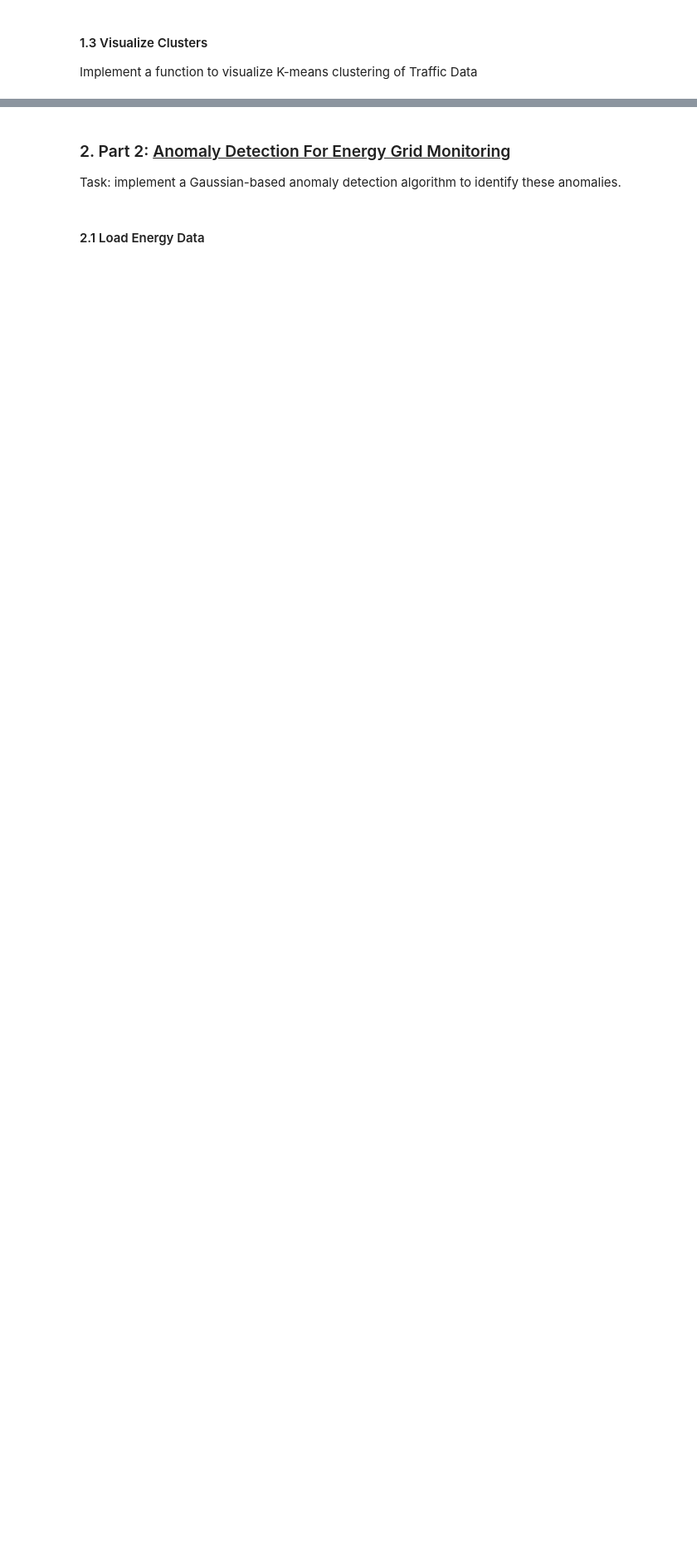
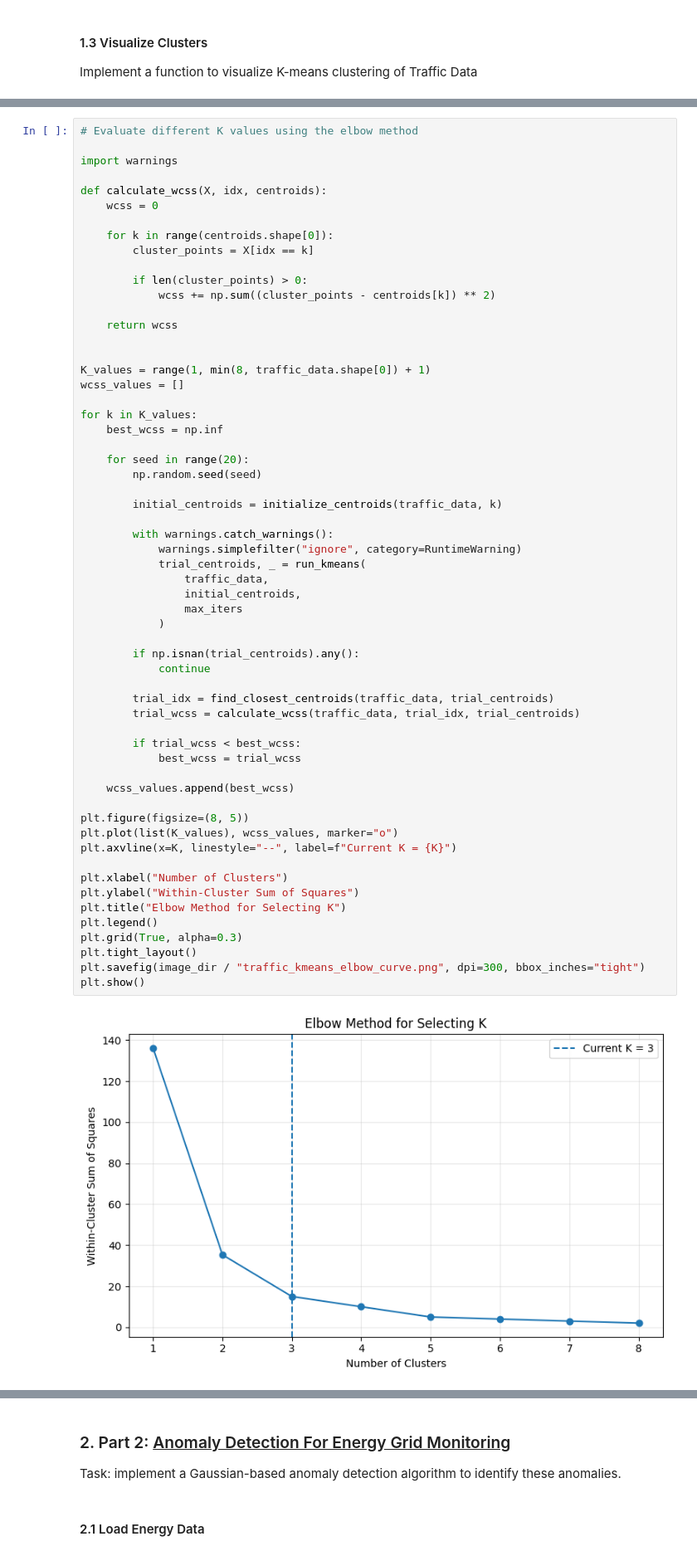
Before and after one commit to Eddy-bok/smart-city-anomaly-detection, a Jupyter notebook: notebooks/smart_city_anomaly_detection.ipynb, the cells around one changed output, grey strips where cells are left out. Shown at 83% size. Cells and saved outputs as stored; diff of their text form; blank space fills up the shorter version.

```diff
--- a/notebooks/smart_city_anomaly_detection.ipynb
+++ b/notebooks/smart_city_anomaly_detection.ipynb
@@ -75,0 +109,61 @@ visualize_traffic_clusters(traffic_data, idx, centroids)
+# %%
+# Evaluate different K values using the elbow method
+
+import warnings
+
+def calculate_wcss(X, idx, centroids):
+    wcss = 0
+
+    for k in range(centroids.shape[0]):
+        cluster_points = X[idx == k]
+
+        if len(cluster_points) > 0:
+            wcss += np.sum((cluster_points - centroids[k]) ** 2)
+
+    return wcss
+
+
+K_values = range(1, min(8, traffic_data.shape[0]) + 1)
+wcss_values = []
+
+for k in K_values:
+    best_wcss = np.inf
+
+    for seed in range(20):
+        np.random.seed(seed)
+
+        initial_centroids = initialize_centroids(traffic_data, k)
+
+        with warnings.catch_warnings():
+            warnings.simplefilter("ignore", category=RuntimeWarning)
+            trial_centroids, _ = run_kmeans(
+                traffic_data,
+                initial_centroids,
+                max_iters
+            )
+
+        if np.isnan(trial_centroids).any():
+            continue
+
+        trial_idx = find_closest_centroids(traffic_data, trial_centroids)
+        trial_wcss = calculate_wcss(traffic_data, trial_idx, trial_centroids)
+
+        if trial_wcss < best_wcss:
+            best_wcss = trial_wcss
+
+    wcss_values.append(best_wcss)
+
+plt.figure(figsize=(8, 5))
+plt.plot(list(K_values), wcss_values, marker="o")
+plt.axvline(x=K, linestyle="--", label=f"Current K = {K}")
+
+plt.xlabel("Number of Clusters")
+plt.ylabel("Within-Cluster Sum of Squares")
+plt.title("Elbow Method for Selecting K")
+plt.legend()
+plt.grid(True, alpha=0.3)
+plt.tight_layout()
+plt.savefig(image_dir / "traffic_kmeans_elbow_curve.png", dpi=300, bbox_inches="tight")
+plt.show()
+# %% [output]
+[figure, added]
```
Also changed, not shown: parts of 19 cells of this notebook, 6 other files.
